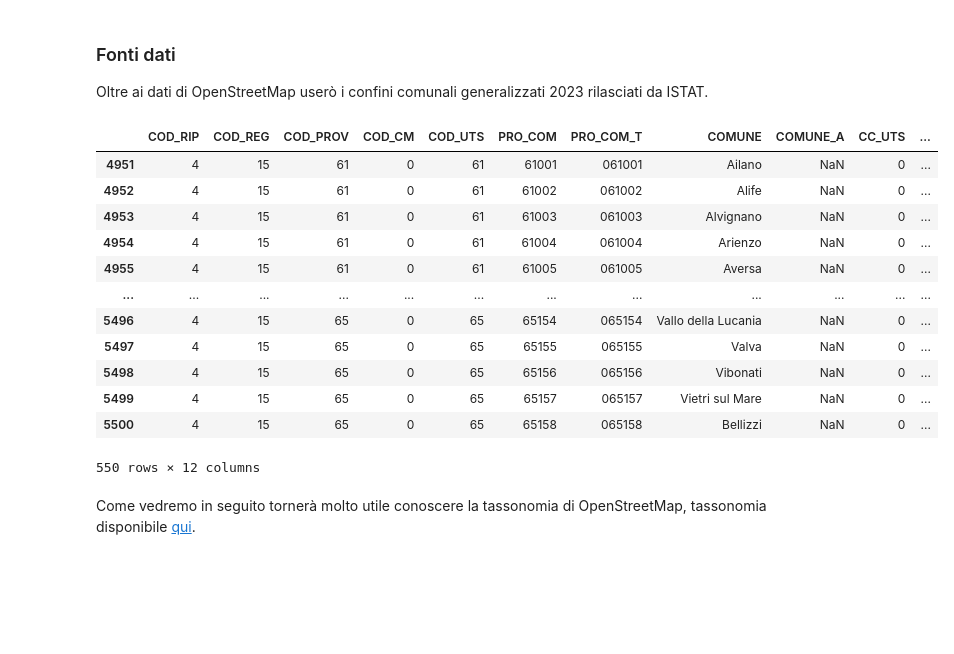
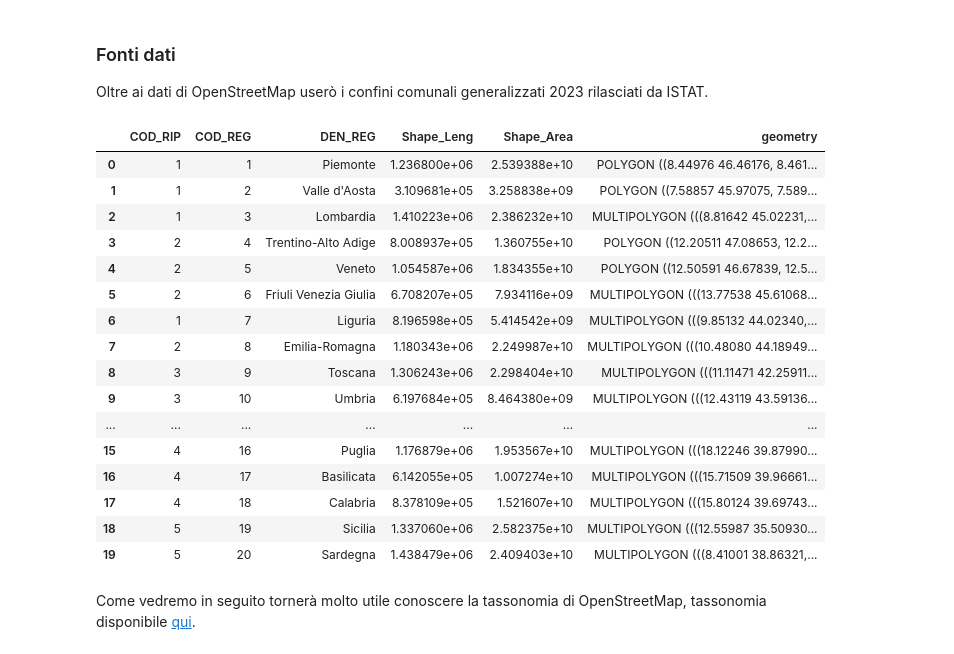
Before and after one commit to MaxDragonheart/PyGIS-Blog, a Jupyter notebook: notebooks/2023/08/21/template.ipynb, the cells around one changed output. Cells and saved outputs as stored; diff of their text form; code cells hidden in the pictures; blank space fills up the shorter version.

```diff
--- a/notebooks/2023/08/21/template.ipynb
+++ b/notebooks/2023/08/21/template.ipynb
@@ -36,26 +36,32 @@ Oltre ai dati di OpenStreetMap userò i confini comunali generalizzati 2023 rila
 # %%
 main_folder = Path.cwd().parent.parent.parent.parent.joinpath('sample_data')
 municipalities = main_folder.joinpath('Com01012023_g').joinpath('Com01012023_g_WGS84.shp')
+regions = main_folder.joinpath('Reg01012023_g').joinpath('Reg01012023_g_WGS84.shp')
 
 osm_crs = 4326
 
 municipalities_gdf = gpd.read_file(municipalities).to_crs(osm_crs)
+regions_gdf = gpd.read_file(regions).to_crs(osm_crs)
 
-municipalities_gdf.head(10)
+regions_gdf
 # %% [output]
-|  | COD_RIP | COD_REG | COD_PROV | COD_CM | COD_UTS | PRO_COM | PRO_COM_T | COMUNE | COMUNE_A | CC_UTS | ... |
-| 4951 | 4 | 15 | 61 | 0 | 61 | 61001 | 061001 | Ailano | NaN | 0 | ... |
-| 4952 | 4 | 15 | 61 | 0 | 61 | 61002 | 061002 | Alife | NaN | 0 | ... |
-| 4953 | 4 | 15 | 61 | 0 | 61 | 61003 | 061003 | Alvignano | NaN | 0 | ... |
-| 4954 | 4 | 15 | 61 | 0 | 61 | 61004 | 061004 | Arienzo | NaN | 0 | ... |
-| 4955 | 4 | 15 | 61 | 0 | 61 | 61005 | 061005 | Aversa | NaN | 0 | ... |
-| ... | ... | ... | ... | ... | ... | ... | ... | ... | ... | ... | ... |
-| 5496 | 4 | 15 | 65 | 0 | 65 | 65154 | 065154 | Vallo della Lucania | NaN | 0 | ... |
-| 5497 | 4 | 15 | 65 | 0 | 65 | 65155 | 065155 | Valva | NaN | 0 | ... |
-| 5498 | 4 | 15 | 65 | 0 | 65 | 65156 | 065156 | Vibonati | NaN | 0 | ... |
-| 5499 | 4 | 15 | 65 | 0 | 65 | 65157 | 065157 | Vietri sul Mare | NaN | 0 | ... |
-| 5500 | 4 | 15 | 65 | 0 | 65 | 65158 | 065158 | Bellizzi | NaN | 0 | ... |
+|  | COD_RIP | COD_REG | DEN_REG | Shape_Leng | Shape_Area | geometry |
+| 0 | 1 | 1 | Piemonte | 1.236800e+06 | 2.539388e+10 | POLYGON ((8.44976 46.46176, 8.461... |
+| 1 | 1 | 2 | Valle d'Aosta | 3.109681e+05 | 3.258838e+09 | POLYGON ((7.58857 45.97075, 7.589... |
+| 2 | 1 | 3 | Lombardia | 1.410223e+06 | 2.386232e+10 | MULTIPOLYGON (((8.81642 45.02231,... |
+| 3 | 2 | 4 | Trentino-Alto Adige | 8.008937e+05 | 1.360755e+10 | POLYGON ((12.20511 47.08653, 12.2... |
+| 4 | 2 | 5 | Veneto | 1.054587e+06 | 1.834355e+10 | POLYGON ((12.50591 46.67839, 12.5... |
+| 5 | 2 | 6 | Friuli Venezia Giulia | 6.708207e+05 | 7.934116e+09 | MULTIPOLYGON (((13.77538 45.61068... |
+| 6 | 1 | 7 | Liguria | 8.196598e+05 | 5.414542e+09 | MULTIPOLYGON (((9.85132 44.02340,... |
+| 7 | 2 | 8 | Emilia-Romagna | 1.180343e+06 | 2.249987e+10 | MULTIPOLYGON (((10.48080 44.18949... |
+| 8 | 3 | 9 | Toscana | 1.306243e+06 | 2.298404e+10 | MULTIPOLYGON (((11.11471 42.25911... |
+| 9 | 3 | 10 | Umbria | 6.197684e+05 | 8.464380e+09 | MULTIPOLYGON (((12.43119 43.59136... |
+| ... | ... | ... | ... | ... | ... | ... |
+| 15 | 4 | 16 | Puglia | 1.176879e+06 | 1.953567e+10 | MULTIPOLYGON (((18.12246 39.87990... |
+| 16 | 4 | 17 | Basilicata | 6.142055e+05 | 1.007274e+10 | MULTIPOLYGON (((15.71509 39.96661... |
+| 17 | 4 | 18 | Calabria | 8.378109e+05 | 1.521607e+10 | MULTIPOLYGON (((15.80124 39.69743... |
+| 18 | 5 | 19 | Sicilia | 1.337060e+06 | 2.582375e+10 | MULTIPOLYGON (((12.55987 35.50930... |
+| 19 | 5 | 20 | Sardegna | 1.438479e+06 | 2.409403e+10 | MULTIPOLYGON (((8.41001 38.86321,... |
-550 rows × 12 columns
 # %% [markdown]
 Come vedremo in seguito tornerà molto utile conoscere la tassonomia di OpenStreetMap, tassonomia disponibile [qui](https://wiki.openstreetmap.org/wiki/Map_features).
 # %% [markdown]
```
Also changed, not shown: parts of 3 cells of this notebook, 4 other files.
